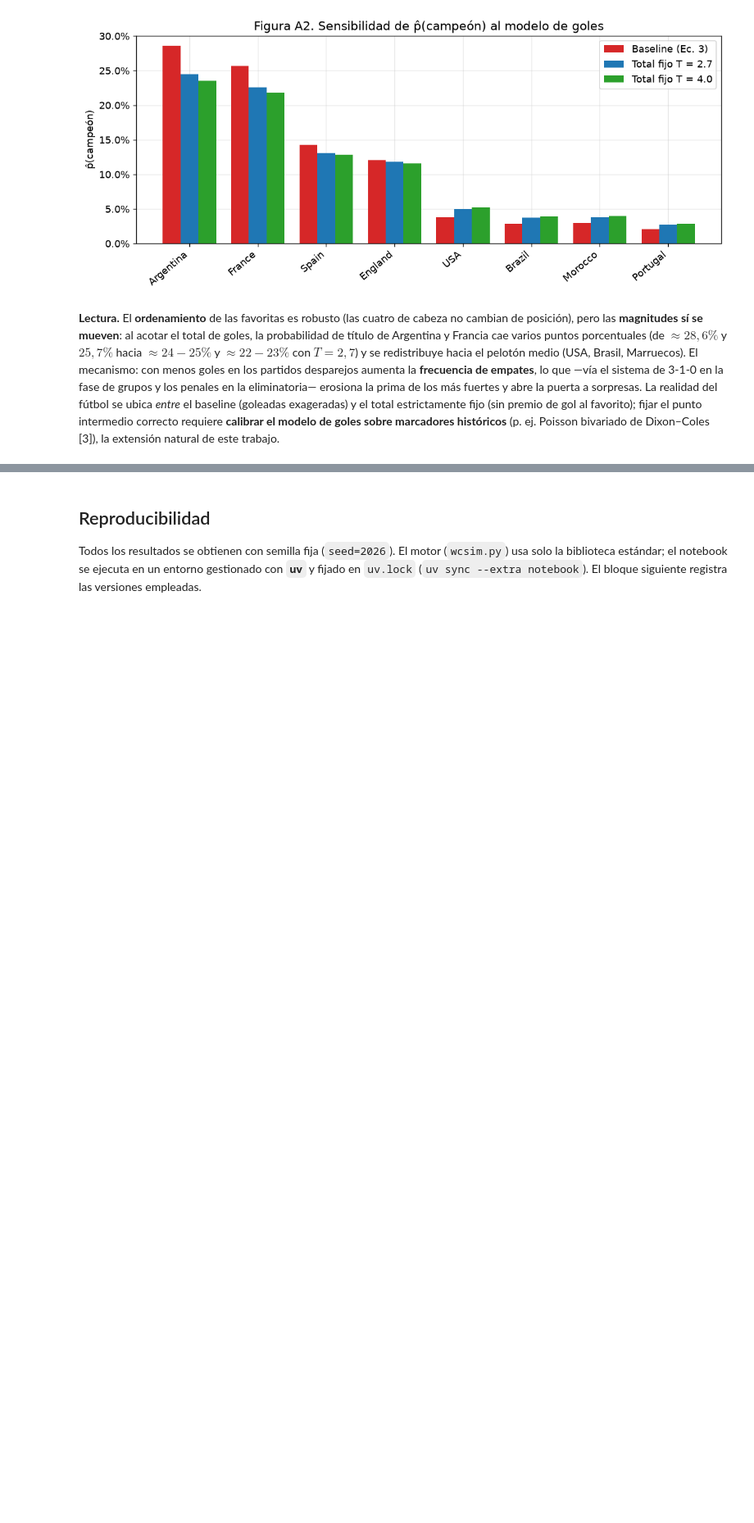
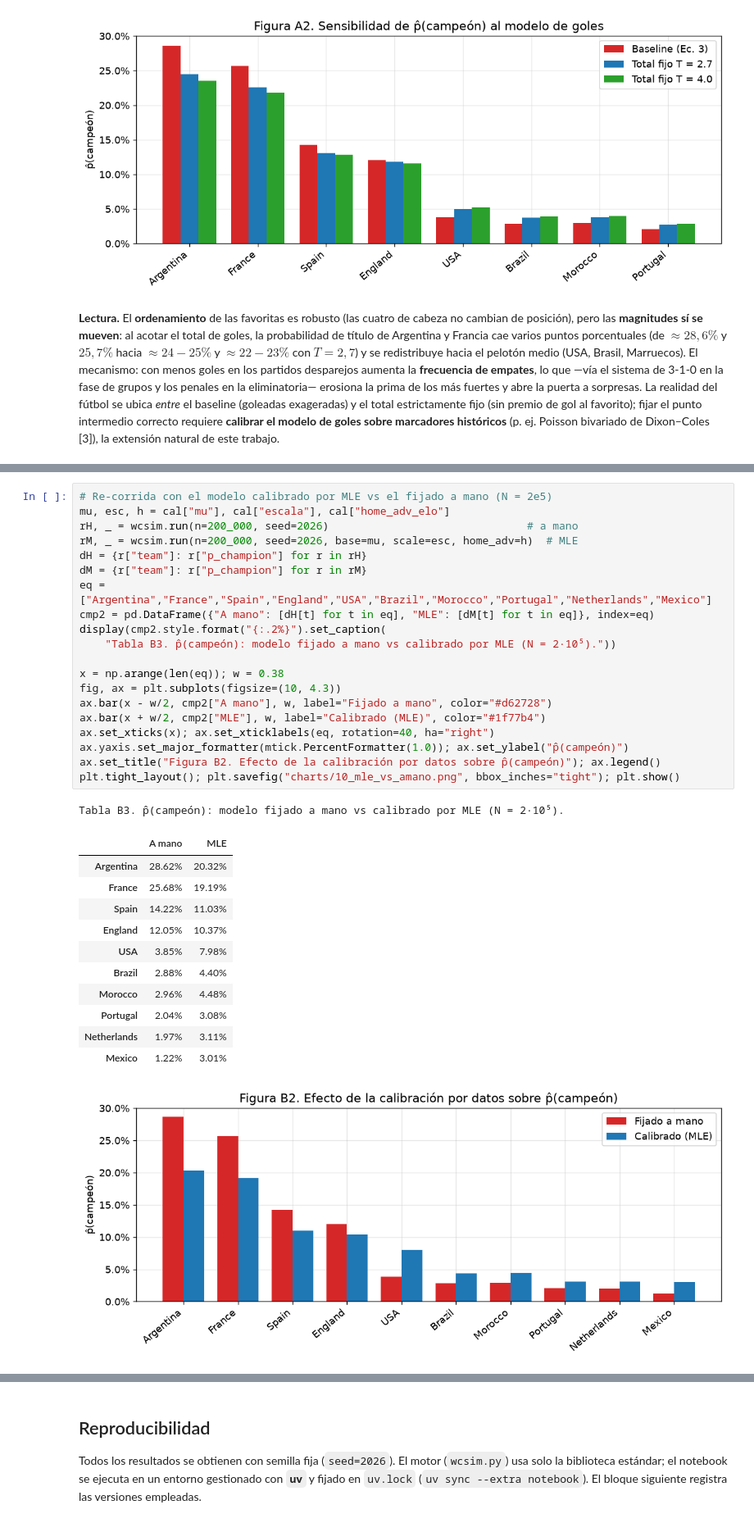
Before and after one commit to nmoguilner/ceia_add, a Jupyter notebook: mundial2026-montecarlo/mundial2026.ipynb, the cells around one changed output, grey strips where cells are left out. Shown at 82% size. Cells and saved outputs as stored; diff of their text form; blank space fills up the shorter version.

```diff
--- a/mundial2026-montecarlo/mundial2026.ipynb
+++ b/mundial2026-montecarlo/mundial2026.ipynb
@@ -557,0 +619,34 @@ Dixon–Coles [3]), la extensión natural de este trabajo.
+# %%
+# Re-corrida con el modelo calibrado por MLE vs el fijado a mano (N = 2e5)
+mu, esc, h = cal["mu"], cal["escala"], cal["home_adv_elo"]
+rH, _ = wcsim.run(n=200_000, seed=2026)                               # a mano
+rM, _ = wcsim.run(n=200_000, seed=2026, base=mu, scale=esc, home_adv=h)  # MLE
+dH = {r["team"]: r["p_champion"] for r in rH}
+dM = {r["team"]: r["p_champion"] for r in rM}
+eq = ["Argentina","France","Spain","England","USA","Brazil","Morocco","Portugal","Netherlands","Mexico"]
+cmp2 = pd.DataFrame({"A mano": [dH[t] for t in eq], "MLE": [dM[t] for t in eq]}, index=eq)
+display(cmp2.style.format("{:.2%}").set_caption(
+    "Tabla B3. p̂(campeón): modelo fijado a mano vs calibrado por MLE (N = 2·10⁵)."))
+
+x = np.arange(len(eq)); w = 0.38
+fig, ax = plt.subplots(figsize=(10, 4.3))
+ax.bar(x - w/2, cmp2["A mano"], w, label="Fijado a mano", color="#d62728")
+ax.bar(x + w/2, cmp2["MLE"], w, label="Calibrado (MLE)", color="#1f77b4")
+ax.set_xticks(x); ax.set_xticklabels(eq, rotation=40, ha="right")
+ax.yaxis.set_major_formatter(mtick.PercentFormatter(1.0)); ax.set_ylabel("p̂(campeón)")
+ax.set_title("Figura B2. Efecto de la calibración por datos sobre p̂(campeón)"); ax.legend()
+plt.tight_layout(); plt.savefig("charts/10_mle_vs_amano.png", bbox_inches="tight"); plt.show()
+# %% [output]
+Tabla B3. p̂(campeón): modelo fijado a mano vs calibrado por MLE (N = 2·10⁵).
+|  | A mano | MLE |
+| Argentina | 28.62% | 20.32% |
+| France | 25.68% | 19.19% |
+| Spain | 14.22% | 11.03% |
+| England | 12.05% | 10.37% |
+| USA | 3.85% | 7.98% |
+| Brazil | 2.88% | 4.40% |
+| Morocco | 2.96% | 4.48% |
+| Portugal | 2.04% | 3.08% |
+| Netherlands | 1.97% | 3.11% |
+| Mexico | 1.22% | 3.01% |
+[figure, added]
```
Also changed, not shown: parts of 8 cells of this notebook, 8 other files.
